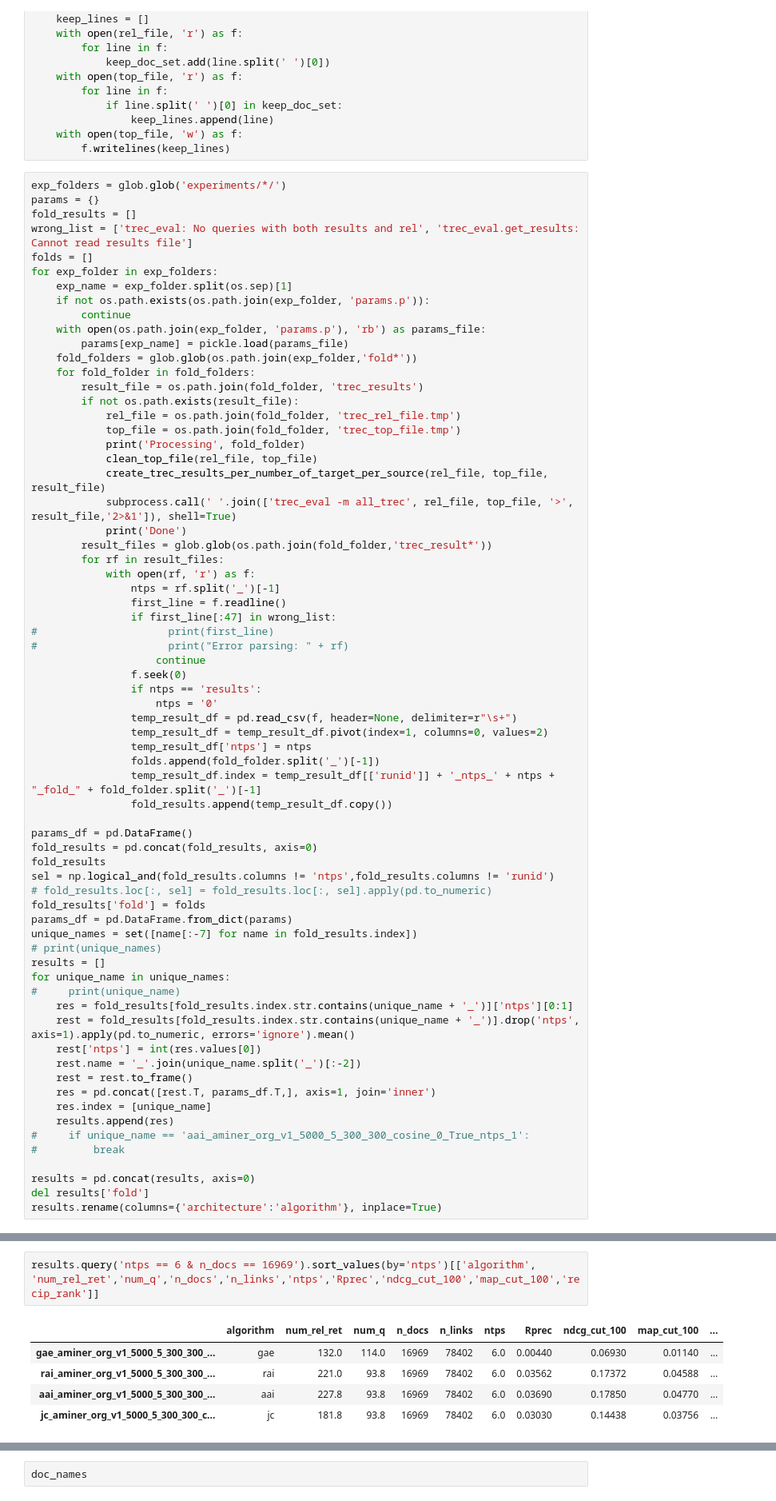
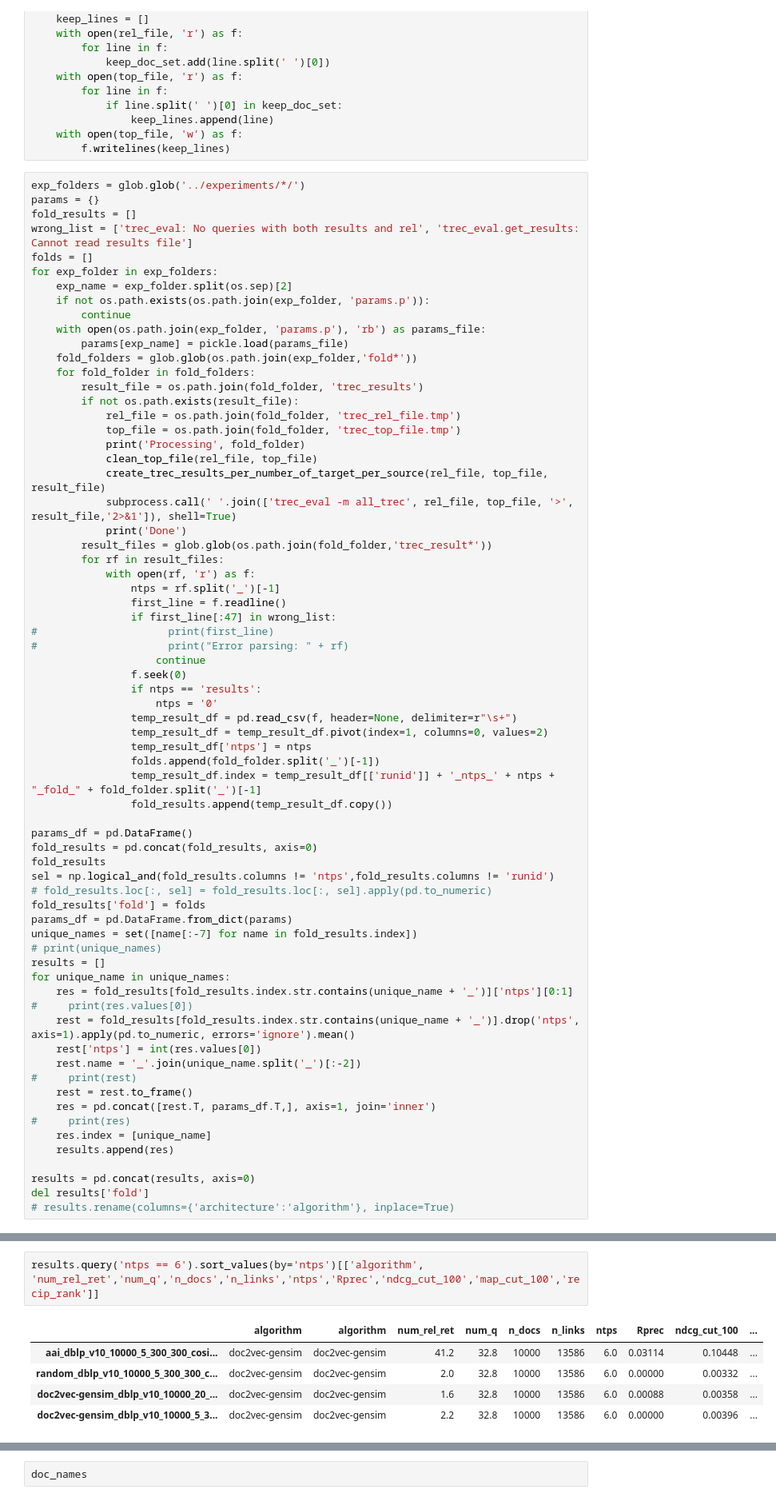
Before and after one commit to alexandervansomeren/msc_thesis, a Jupyter notebook: notebooks/results.ipynb, the cells around one changed output, grey strips where cells are left out. Shown: that part at 80% size. Saved outputs shown, nothing was run; the diff lists cells and outputs as text.

```diff
--- a/notebooks/results.ipynb
+++ b/notebooks/results.ipynb
@@ -46,13 +46,13 @@ def clean_top_file(rel_file, top_file):
     with open(top_file, 'w') as f:
         f.writelines(keep_lines)
 # %%
-exp_folders = glob.glob('experiments/*/')
+exp_folders = glob.glob('../experiments/*/')
 params = {}
 fold_results = []
 wrong_list = ['trec_eval: No queries with both results and rel', 'trec_eval.get_results: Cannot read results file']
 folds = []
 for exp_folder in exp_folders:
-    exp_name = exp_folder.split(os.sep)[1]
+    exp_name = exp_folder.split(os.sep)[2]
     if not os.path.exists(os.path.join(exp_folder, 'params.p')):
         continue
     with open(os.path.join(exp_folder, 'params.p'), 'rb') as params_file:
@@ -98,19 +98,19 @@ unique_names = set([name[:-7] for name in fold_results.index])
 # print(unique_names)
 results = []
 for unique_name in unique_names:
-#     print(unique_name)
     res = fold_results[fold_results.index.str.contains(unique_name + '_')]['ntps'][0:1]
+#     print(res.values[0])
     rest = fold_results[fold_results.index.str.contains(unique_name + '_')].drop('ntps', axis=1).apply(pd.to_numeric, errors='ignore').mean()
     rest['ntps'] = int(res.values[0])
     rest.name = '_'.join(unique_name.split('_')[:-2])
+#     print(rest)
     rest = rest.to_frame()
     res = pd.concat([rest.T, params_df.T,], axis=1, join='inner')
+#     print(res)
     res.index = [unique_name]
     results.append(res)
-#     if unique_name == 'aai_aminer_org_v1_5000_5_300_300_cosine_0_True_ntps_1':
-#         break
 
 results = pd.concat(results, axis=0)
 del results['fold']
-results.rename(columns={'architecture':'algorithm'}, inplace=True)
+# results.rename(columns={'architecture':'algorithm'}, inplace=True)
 # %% [output]
@@ -188,11 +143,11 @@ results
 # %%
-results.query('ntps == 6 & n_docs == 16969').sort_values(by='ntps')[['algorithm', 'num_rel_ret','num_q','n_docs','n_links','ntps','Rprec','ndcg_cut_100','map_cut_100','recip_rank']]
+results.query('ntps == 6').sort_values(by='ntps')[['algorithm', 'num_rel_ret','num_q','n_docs','n_links','ntps','Rprec','ndcg_cut_100','map_cut_100','recip_rank']]
 # %% [output]
-|  | algorithm | num_rel_ret | num_q | n_docs | n_links | ntps | Rprec | ndcg_cut_100 | map_cut_100 | ... |
-| gae_aminer_org_v1_5000_5_300_300_... | gae | 132.0 | 114.0 | 16969 | 78402 | 6.0 | 0.00440 | 0.06930 | 0.01140 | ... |
-| rai_aminer_org_v1_5000_5_300_300_... | rai | 221.0 | 93.8 | 16969 | 78402 | 6.0 | 0.03562 | 0.17372 | 0.04588 | ... |
-| aai_aminer_org_v1_5000_5_300_300_... | aai | 227.8 | 93.8 | 16969 | 78402 | 6.0 | 0.03690 | 0.17850 | 0.04770 | ... |
-| jc_aminer_org_v1_5000_5_300_300_c... | jc | 181.8 | 93.8 | 16969 | 78402 | 6.0 | 0.03030 | 0.14438 | 0.03756 | ... |
+|  | algorithm | algorithm | num_rel_ret | num_q | n_docs | n_links | ntps | Rprec | ndcg_cut_100 | ... |
+| aai_dblp_v10_10000_5_300_300_cosi... | doc2vec-gensim | doc2vec-gensim | 41.2 | 32.8 | 10000 | 13586 | 6.0 | 0.03114 | 0.10448 | ... |
+| random_dblp_v10_10000_5_300_300_c... | doc2vec-gensim | doc2vec-gensim | 2.0 | 32.8 | 10000 | 13586 | 6.0 | 0.00000 | 0.00332 | ... |
+| doc2vec-gensim_dblp_v10_10000_20_... | doc2vec-gensim | doc2vec-gensim | 1.6 | 32.8 | 10000 | 13586 | 6.0 | 0.00088 | 0.00358 | ... |
+| doc2vec-gensim_dblp_v10_10000_5_3... | doc2vec-gensim | doc2vec-gensim | 2.2 | 32.8 | 10000 | 13586 | 6.0 | 0.00000 | 0.00396 | ... |
 # %%
 from collections import defaultdict
 scope_exp_name = "doc2vec-gensim_aminer_org_v1_50000_5_300_300_cosine_0_True"
```
Also changed, not shown: parts of 8 cells of this notebook, 2 other files.
